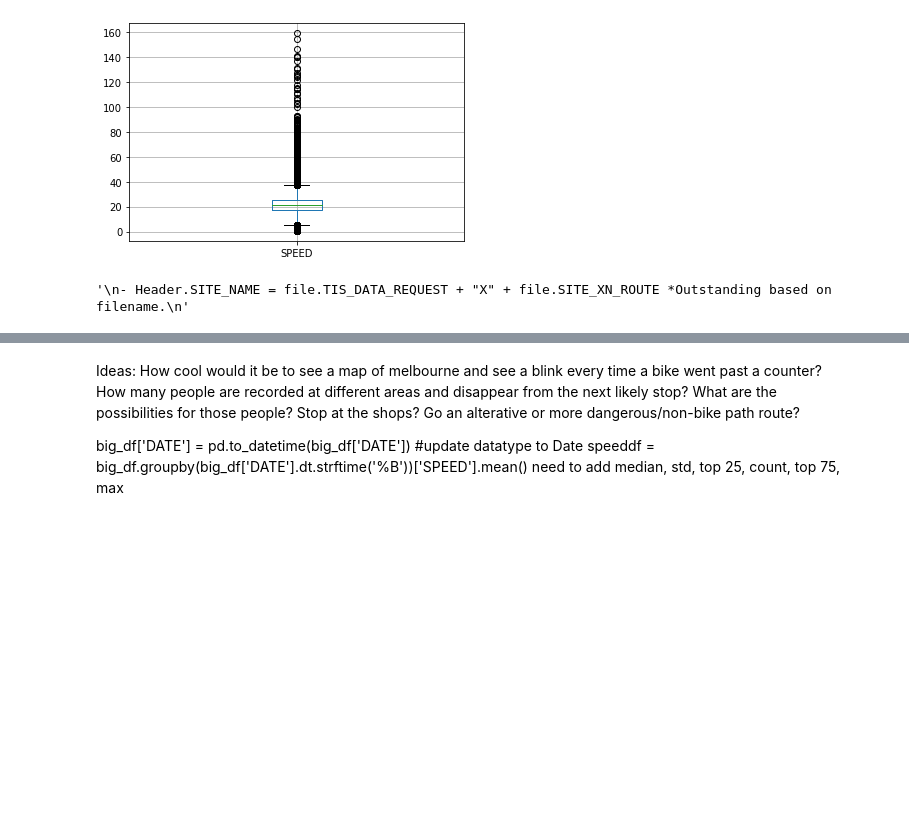
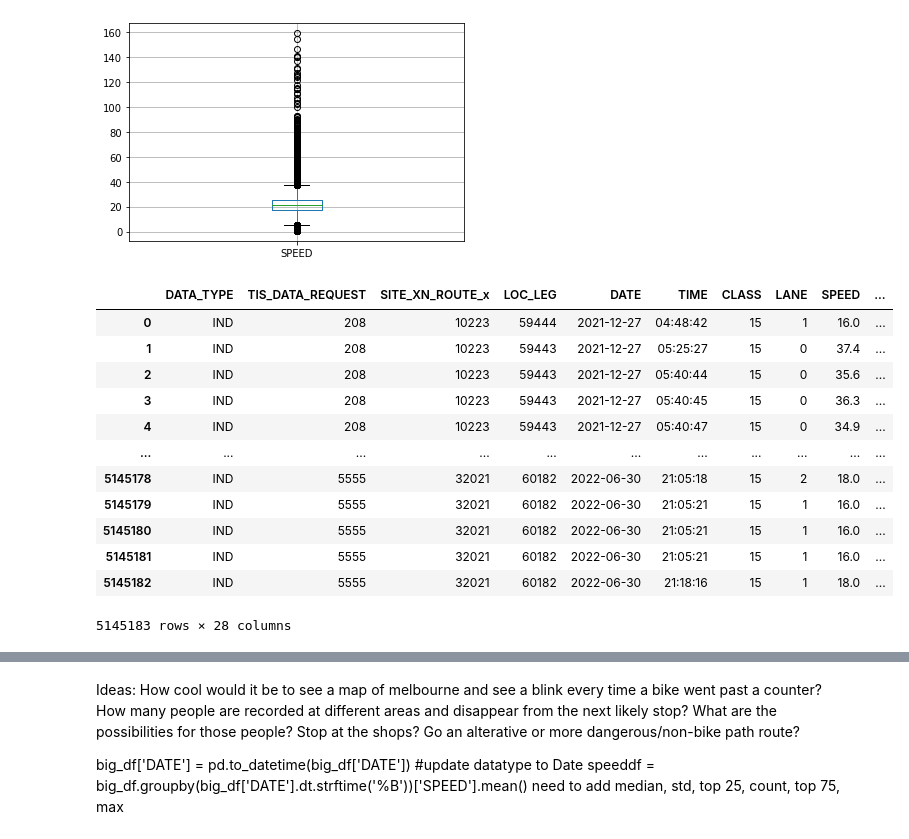
Before and after one commit to Crow2525-pp/BikePath, a Jupyter notebook: BikePath.ipynb, the cells around one changed output, grey strips where cells are left out. Cells and saved outputs as stored; diff of their text form; code cells hidden in the pictures; blank space fills up the shorter version.

```diff
--- a/BikePath.ipynb
+++ b/BikePath.ipynb
@@ -431,12 +431,20 @@ boxplot = big_df.boxplot(column=['SPEED'])
 [figure]
 # %%
 big_df.merge(Headerdf, left_on='LOC_LEG', right_on='LOC_LEG', how='left', indicator=True)
-
-'''
-- Header.SITE_NAME = file.TIS_DATA_REQUEST + "X" + file.SITE_XN_ROUTE *Outstanding based on filename.
-'''
 # %% [output]
+|  | DATA_TYPE | TIS_DATA_REQUEST | SITE_XN_ROUTE_x | LOC_LEG | DATE | TIME | CLASS | LANE | SPEED | ... |
+| 0 | IND | 208 | 10223 | 59444 | 2021-12-27 | 04:48:42 | 15 | 1 | 16.0 | ... |
+| 1 | IND | 208 | 10223 | 59443 | 2021-12-27 | 05:25:27 | 15 | 0 | 37.4 | ... |
+| 2 | IND | 208 | 10223 | 59443 | 2021-12-27 | 05:40:44 | 15 | 0 | 35.6 | ... |
+| 3 | IND | 208 | 10223 | 59443 | 2021-12-27 | 05:40:45 | 15 | 0 | 36.3 | ... |
+| 4 | IND | 208 | 10223 | 59443 | 2021-12-27 | 05:40:47 | 15 | 0 | 34.9 | ... |
+| ... | ... | ... | ... | ... | ... | ... | ... | ... | ... | ... |
+| 5145178 | IND | 5555 | 32021 | 60182 | 2022-06-30 | 21:05:18 | 15 | 2 | 18.0 | ... |
+| 5145179 | IND | 5555 | 32021 | 60182 | 2022-06-30 | 21:05:21 | 15 | 1 | 16.0 | ... |
+| 5145180 | IND | 5555 | 32021 | 60182 | 2022-06-30 | 21:05:21 | 15 | 1 | 16.0 | ... |
+| 5145181 | IND | 5555 | 32021 | 60182 | 2022-06-30 | 21:05:21 | 15 | 1 | 16.0 | ... |
+| 5145182 | IND | 5555 | 32021 | 60182 | 2022-06-30 | 21:18:16 | 15 | 1 | 18.0 | ... |
-'\n- Header.SITE_NAME = file.TIS_DATA_REQUEST + "X" + file.SITE_XN_ROUTE *Outstanding based on filename.\n'
+5145183 rows × 28 columns
 # %%
 big_df.describe(include = 'all')
 # %% [output]
```
